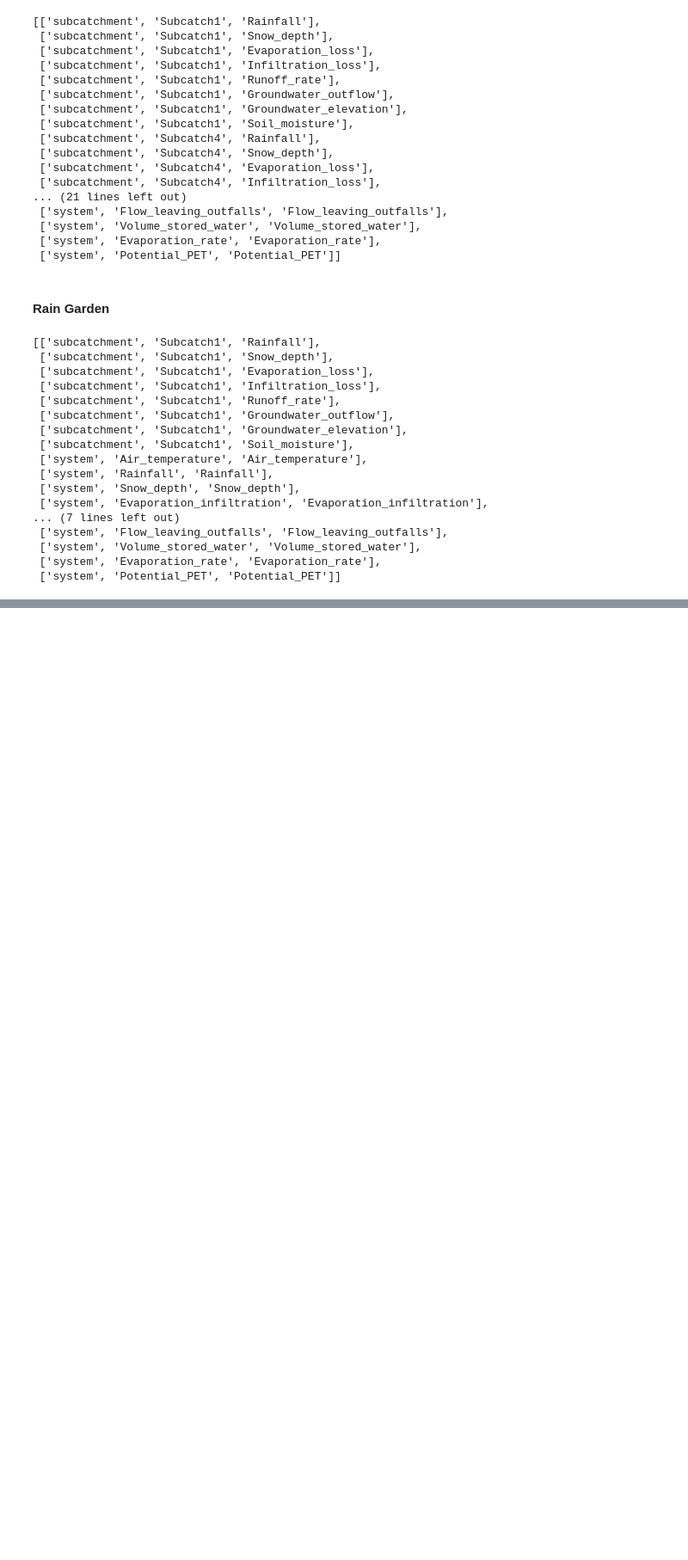
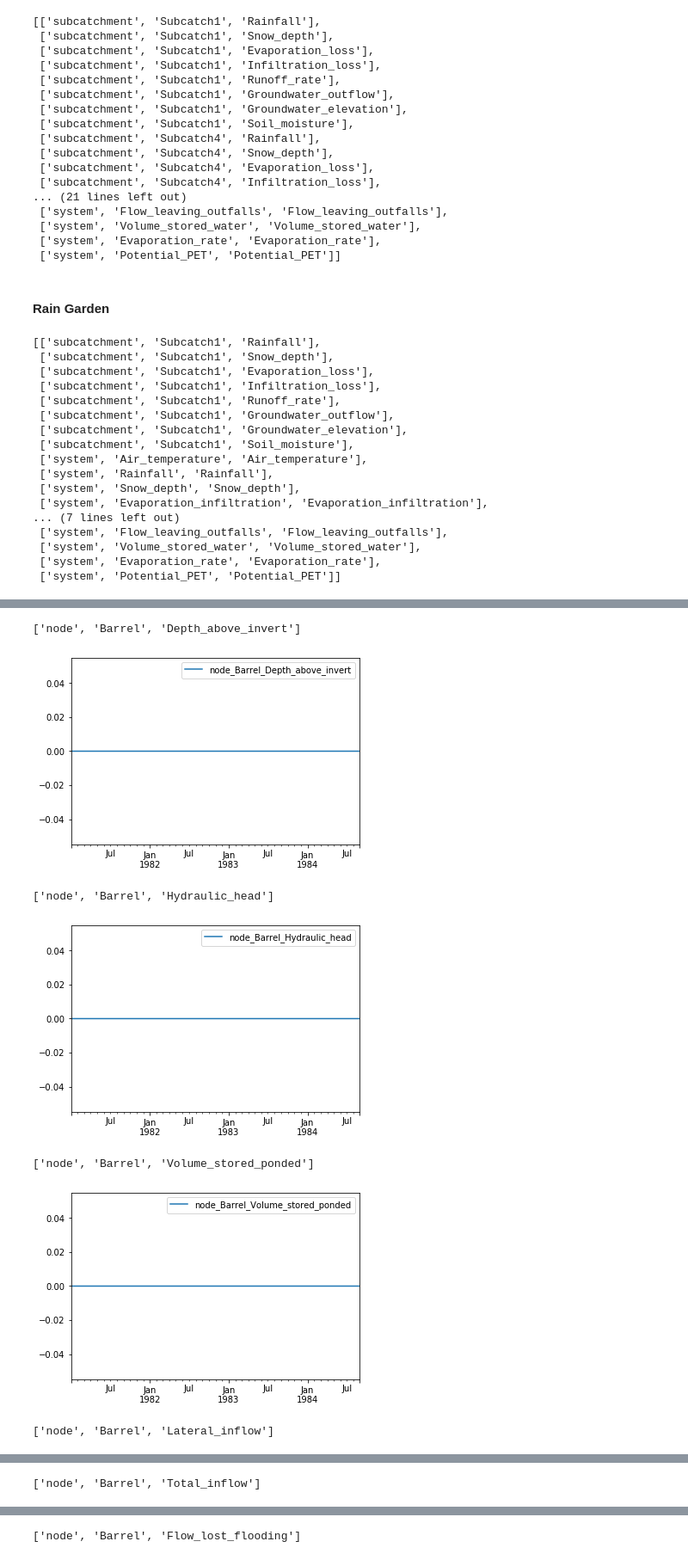
Before and after one commit to ncsa/CPRHD_WNV_USA_SWMM, a Jupyter notebook: jupyter_notebooks/SWMM_Data_Extraction/Binary_Data_Extraction.ipynb, the cells around one changed output, grey strips where cells are left out. Shown at 86% size. Cells and saved outputs as stored; diff of their text form; code cells hidden in the pictures; blank space fills up the shorter version.

```diff
--- a/jupyter_notebooks/SWMM_Data_Extraction/Binary_Data_Extraction.ipynb
+++ b/jupyter_notebooks/SWMM_Data_Extraction/Binary_Data_Extraction.ipynb
@@ -211,0 +164,16 @@ Name: system__Dry_weather_inflow, Length: 12418, dtype: float64
+# %%
+node_variables = [x for x in swmmtoolbox.catalog(rb_file) if 'node' in x]
+for var in node_variables:
+    print(var)
+    data = swmmtoolbox.extract(rb_file, var)
+    data = data.iloc[0:32000]
+    data.plot()
+    plt.show()
+# %% [output]
+['node', 'Barrel', 'Depth_above_invert']
+[figure, added]
+['node', 'Barrel', 'Hydraulic_head']
+[figure, added]
+['node', 'Barrel', 'Volume_stored_ponded']
+[figure, added]
+['node', 'Barrel', 'Lateral_inflow']
@@ -211,0 +181 @@ Name: system__Dry_weather_inflow, Length: 12418, dtype: float64
+['node', 'Barrel', 'Total_inflow']
@@ -211,0 +183 @@ Name: system__Dry_weather_inflow, Length: 12418, dtype: float64
+['node', 'Barrel', 'Flow_lost_flooding']
```
Also changed, not shown: parts of 15 cells of this notebook, 13 other files.
